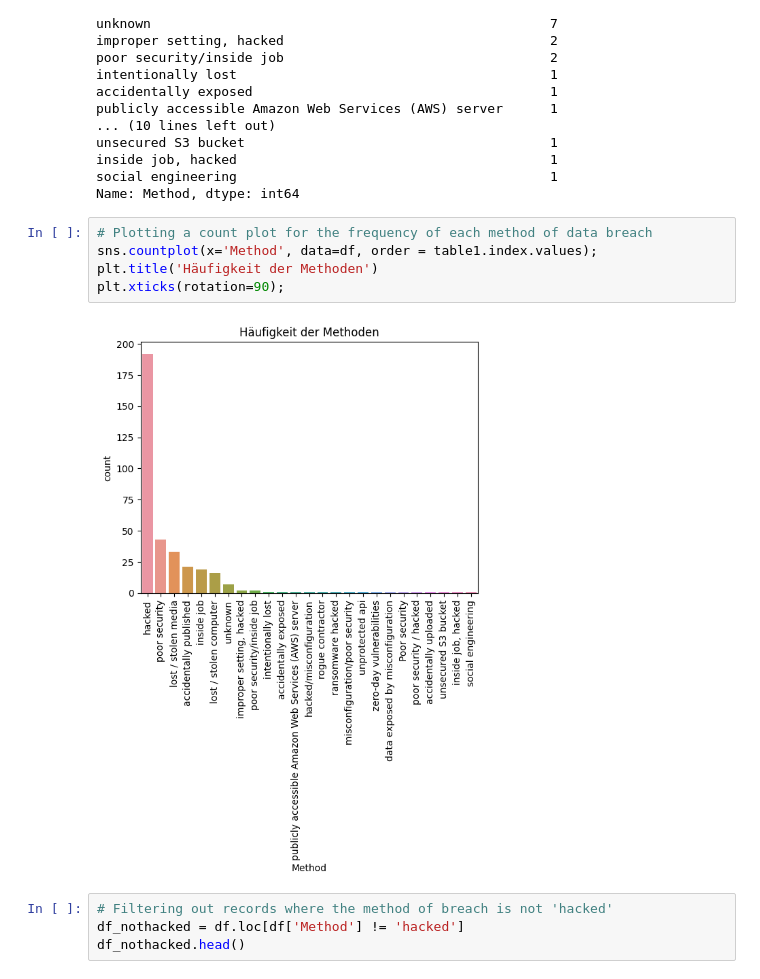
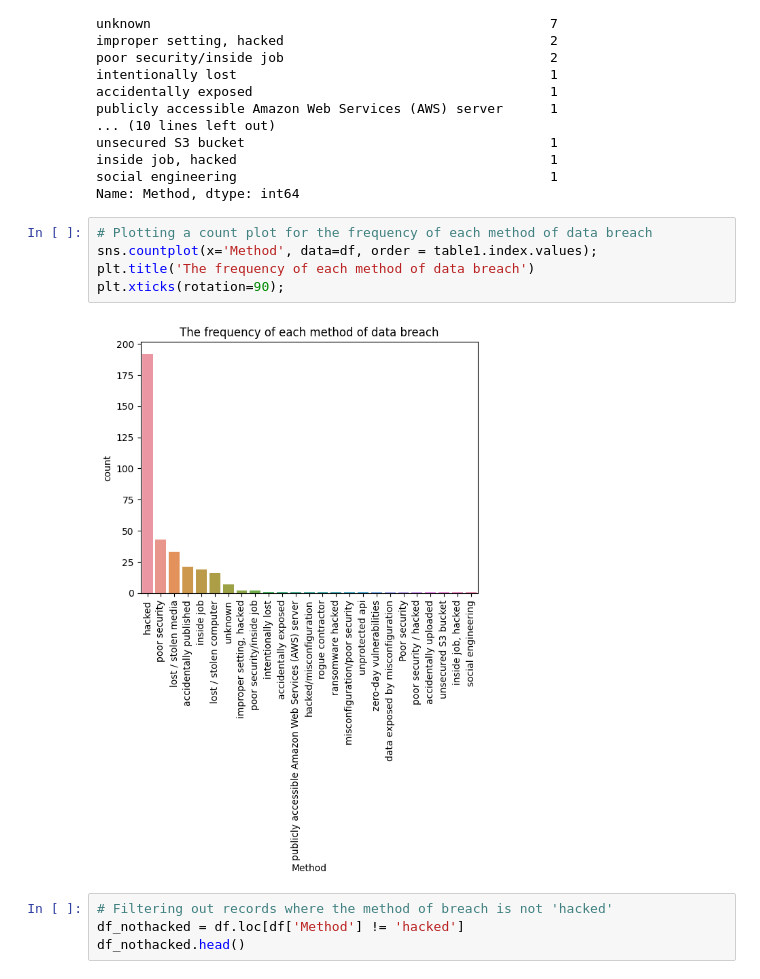
Before and after one commit to Jom123410/280222, a Jupyter notebook: Cyber_Security_Breaches.ipynb, the cells around one changed output. Drawn from its saved outputs; the diff is of its cells as text.

```diff
--- a/Cyber_Security_Breaches.ipynb
+++ b/Cyber_Security_Breaches.ipynb
@@ -205,10 +205,10 @@ Name: Method, dtype: int64
 # %%
 # Plotting a count plot for the frequency of each method of data breach
 sns.countplot(x='Method', data=df, order = table1.index.values);
-plt.title('Häufigkeit der Methoden')
+plt.title('The frequency of each method of data breach')
 plt.xticks(rotation=90);
 # %% [output]
-[figure, old version]
+[figure, new version]
 # %%
 # Filtering out records where the method of breach is not 'hacked'
 df_nothacked = df.loc[df['Method'] != 'hacked']
```
Also changed, not shown: parts of 11 cells of this notebook.
